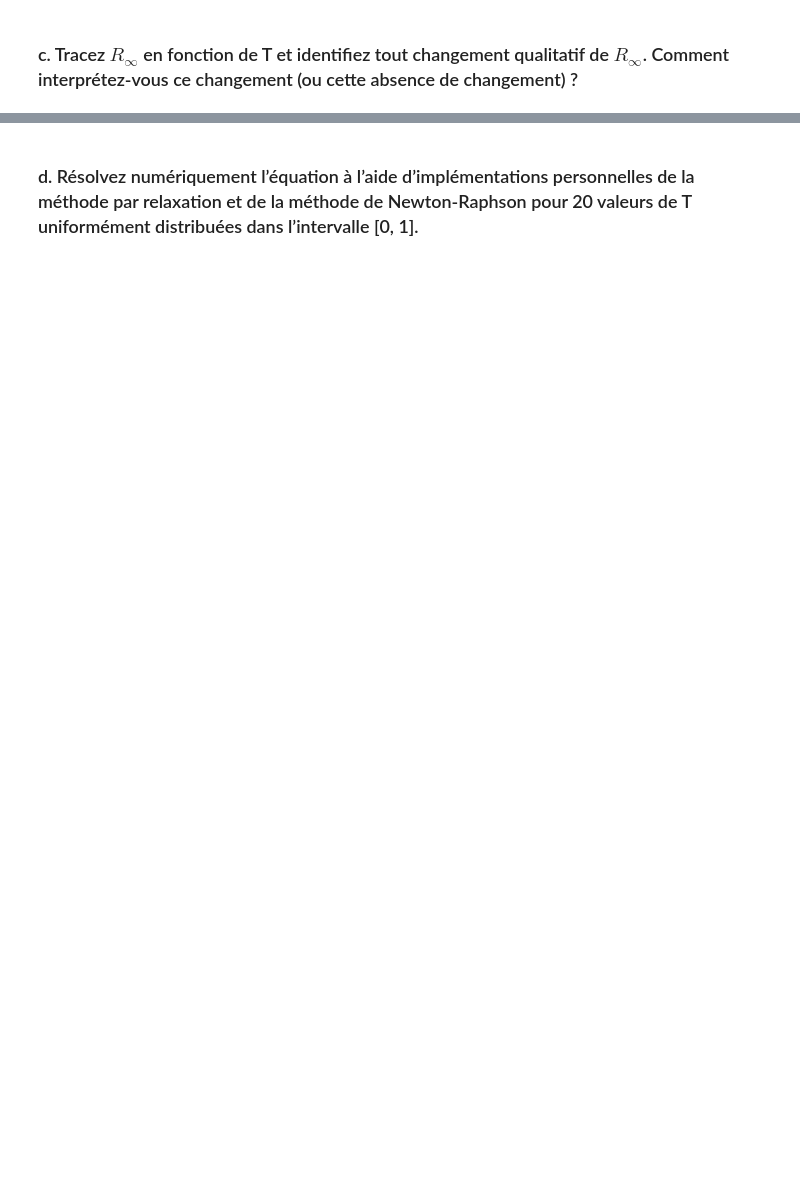
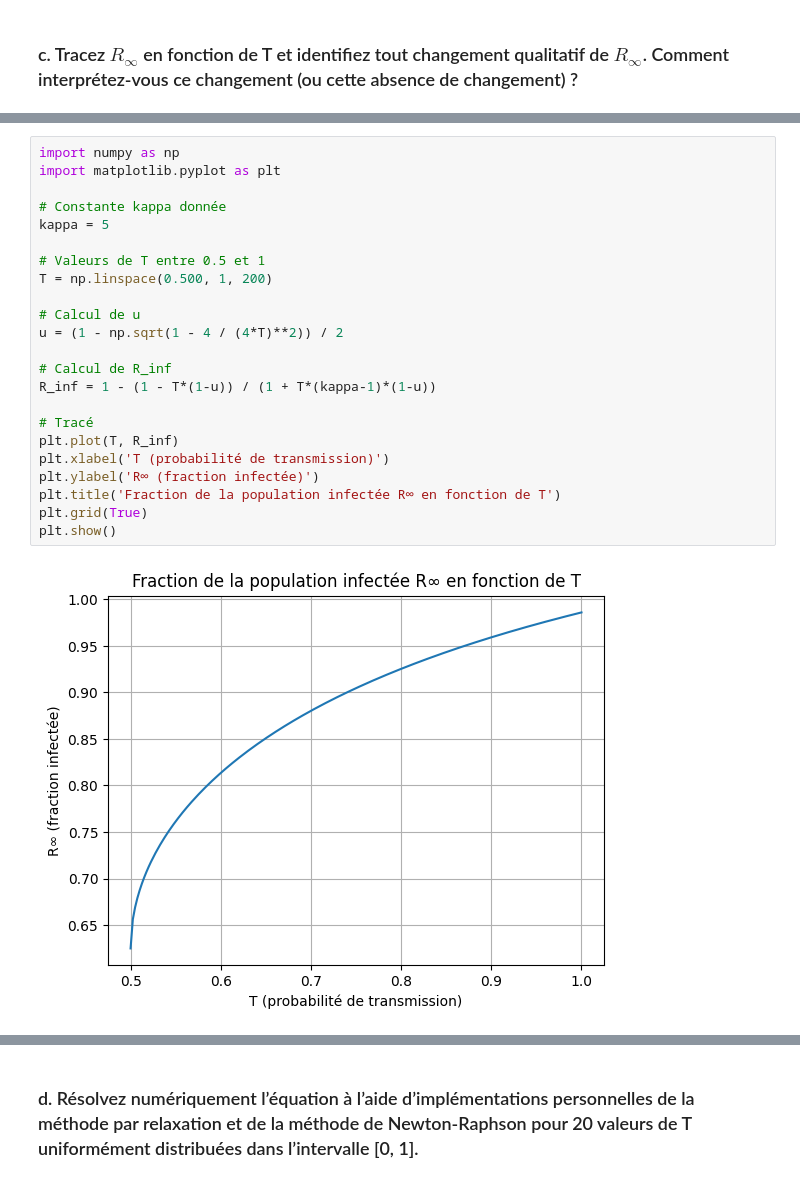
Before and after one commit to YuuHappy/PhysnumTP3, a Jupyter notebook: TP3_JulesLabrecque_MarcAntoineSamson_XavierLarouche.ipynb, the cells around one changed output, grey strips where cells are left out. Cells and saved outputs as stored; diff of their text form; blank space fills up the shorter version.

```diff
--- a/TP3_JulesLabrecque_MarcAntoineSamson_XavierLarouche.ipynb
+++ b/TP3_JulesLabrecque_MarcAntoineSamson_XavierLarouche.ipynb
@@ -192,0 +218,25 @@ $$u_3 =\frac{1\pm\sqrt{1-4/A^2}}{2} = \frac{1\pm\sqrt{1-4/(T(\kappa-1))^2}}{2}$$
+# %%
+import numpy as np
+import matplotlib.pyplot as plt
+
+# Constante kappa donnée
+kappa = 5
+
+# Valeurs de T entre 0.5 et 1
+T = np.linspace(0.500, 1, 200)
+
+# Calcul de u
+u = (1 - np.sqrt(1 - 4 / (4*T)**2)) / 2
+
+# Calcul de R_inf
+R_inf = 1 - (1 - T*(1-u)) / (1 + T*(kappa-1)*(1-u))
+
+# Tracé
+plt.plot(T, R_inf)
+plt.xlabel('T (probabilité de transmission)')
+plt.ylabel('R∞ (fraction infectée)')
+plt.title('Fraction de la population infectée R∞ en fonction de T')
+plt.grid(True)
+plt.show()
+# %% [output]
+[figure, added]
```
Also changed, not shown: parts of 8 cells of this notebook.
